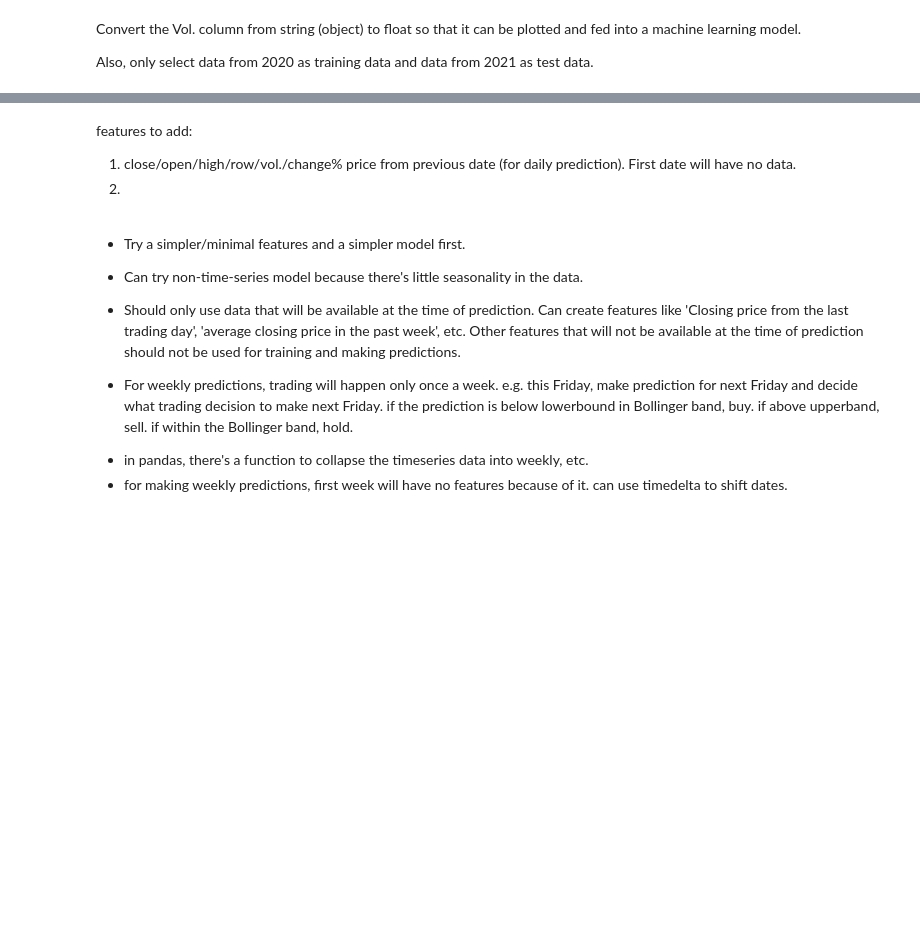
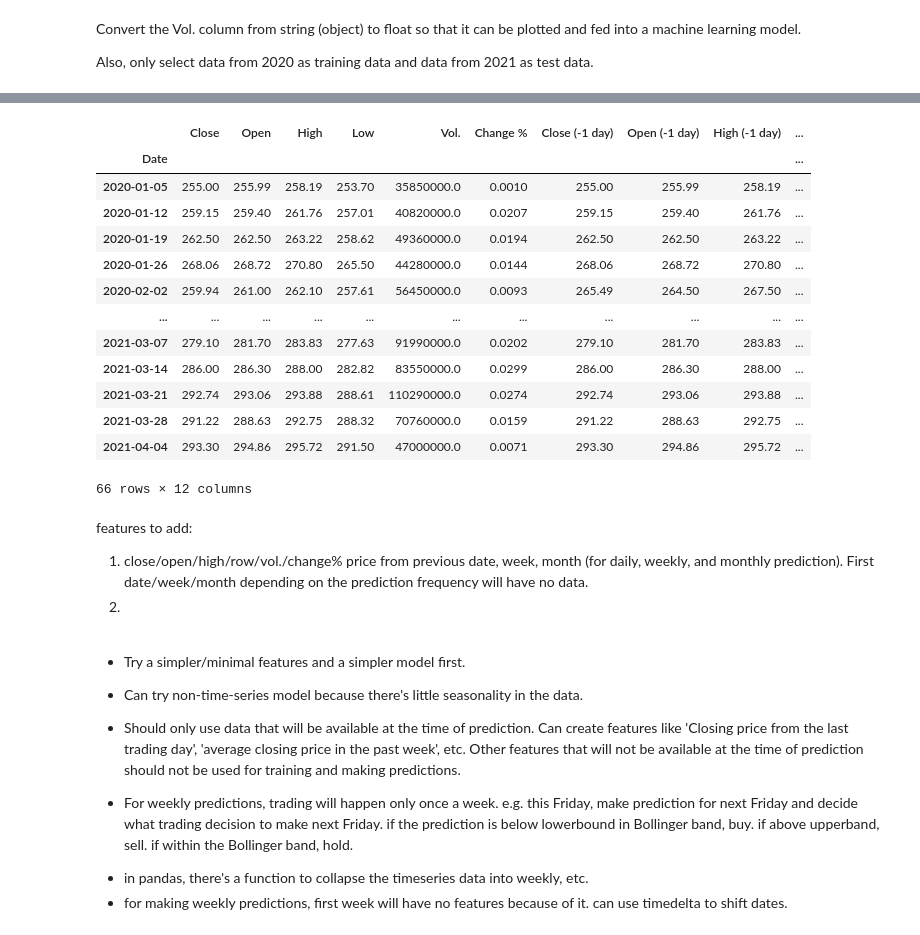
Before and after one commit to henryhyunwookim/ValueInvestor, a Jupyter notebook: ValueInvestor.ipynb, the cells around one changed output, grey strips where cells are left out. Saved outputs shown, nothing was run; the diff lists cells and outputs as text; code cells hidden in the pictures; blank space fills up the shorter version.

```diff
--- a/ValueInvestor.ipynb
+++ b/ValueInvestor.ipynb
@@ -188,0 +172,10 @@ train_df_1_prev_month
+# %%
+df_1["Trading Decision"] = df_1["Change %"].apply(lambda x: 1 if x > 0 else (-1 if x < 0 else 0))
+
+train_df_1 = df_1[df_1.index.year == 2020]
+X_train_1 = train_df_1.iloc[:, 6:-1]
+y_train_1 = train_df_1["Trading Decision"]
+
+test_df_1 = df_1[df_1.index.year == 2021]
+X_test_1 = test_df_1.iloc[:, 6:-1]
+y_test_1 = test_df_1["Trading Decision"]
@@ -188,0 +202,17 @@ train_df_1_prev_month
+# %%
+df_1.resample('W').max()
+# %% [output]
+|  | Close | Open | High | Low | Vol. | Change % | Close (-1 day) | Open (-1 day) | High (-1 day) | ... |
+| Date |  |  |  |  |  |  |  |  |  | ... |
+| 2020-01-05 | 255.00 | 255.99 | 258.19 | 253.70 | 35850000.0 | 0.0010 | 255.00 | 255.99 | 258.19 | ... |
+| 2020-01-12 | 259.15 | 259.40 | 261.76 | 257.01 | 40820000.0 | 0.0207 | 259.15 | 259.40 | 261.76 | ... |
+| 2020-01-19 | 262.50 | 262.50 | 263.22 | 258.62 | 49360000.0 | 0.0194 | 262.50 | 262.50 | 263.22 | ... |
+| 2020-01-26 | 268.06 | 268.72 | 270.80 | 265.50 | 44280000.0 | 0.0144 | 268.06 | 268.72 | 270.80 | ... |
+| 2020-02-02 | 259.94 | 261.00 | 262.10 | 257.61 | 56450000.0 | 0.0093 | 265.49 | 264.50 | 267.50 | ... |
+| ... | ... | ... | ... | ... | ... | ... | ... | ... | ... | ... |
+| 2021-03-07 | 279.10 | 281.70 | 283.83 | 277.63 | 91990000.0 | 0.0202 | 279.10 | 281.70 | 283.83 | ... |
+| 2021-03-14 | 286.00 | 286.30 | 288.00 | 282.82 | 83550000.0 | 0.0299 | 286.00 | 286.30 | 288.00 | ... |
+| 2021-03-21 | 292.74 | 293.06 | 293.88 | 288.61 | 110290000.0 | 0.0274 | 292.74 | 293.06 | 293.88 | ... |
+| 2021-03-28 | 291.22 | 288.63 | 292.75 | 288.32 | 70760000.0 | 0.0159 | 291.22 | 288.63 | 292.75 | ... |
+| 2021-04-04 | 293.30 | 294.86 | 295.72 | 291.50 | 47000000.0 | 0.0071 | 293.30 | 294.86 | 295.72 | ... |
+66 rows × 12 columns
@@ -189,7 +228,7 @@ train_df_1_prev_month
 # %% [markdown]
 features to add:
 
-1. close/open/high/row/vol./change% price from previous date (for daily prediction). First date will have no data.
+1. close/open/high/row/vol./change% price from previous date, week, month (for daily, weekly, and monthly prediction). First date/week/month depending on the prediction frequency will have no data.
 2.
 # %% [markdown]
 - Try a simpler/minimal features and a simpler model first.
```
Also changed, not shown: parts of 11 cells of this notebook, 1 other file.
